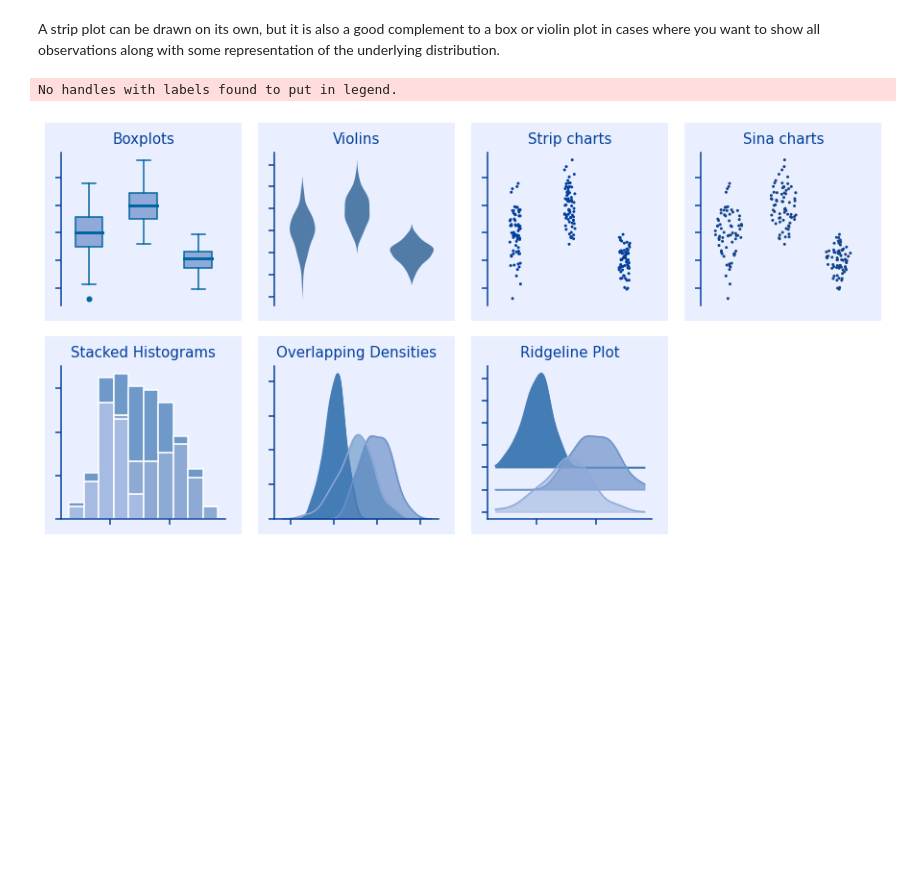
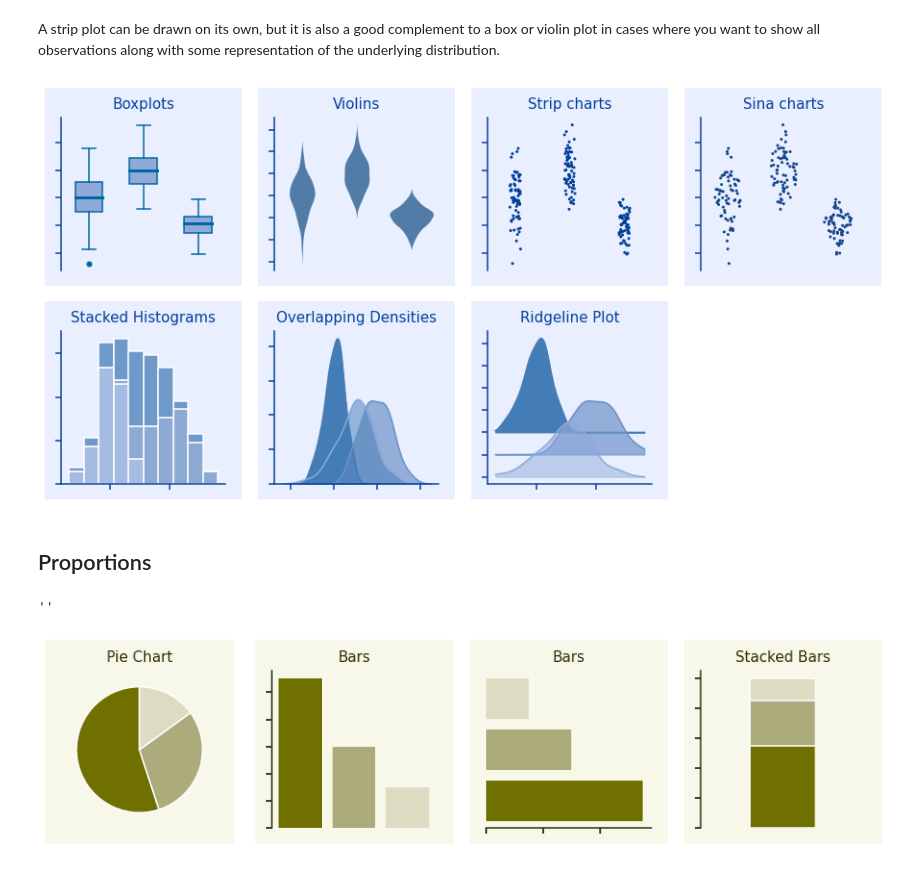
Before and after one commit to hnguyentt/dataviz-python, a Jupyter notebook: 1.From_data_to_viz/05.Directory_of_visualizations.ipynb, the cells around one changed output. Saved outputs shown, nothing was run; the diff lists cells and outputs as text; code cells hidden in the pictures; blank space fills up the shorter version.

```diff
--- a/1.From_data_to_viz/05.Directory_of_visualizations.ipynb
+++ b/1.From_data_to_viz/05.Directory_of_visualizations.ipynb
@@ -298,7 +300,7 @@ sns.histplot(ax=ax, data=df, multiple='stack',
              edgecolor='white',
              linewidth=1.5,
              )
-ax.legend().remove()
+ax.get_legend().remove()
 ax.set_title('Stacked Histograms')
 
 ax = axes.flatten()[5]
@@ -344,5 +346,72 @@ ax.spines['left'].set_visible(False)
 ax.spines['bottom'].set_visible(False)
 ax.set_facecolor('white')
 # %% [output]
-No handles with labels found to put in legend.
 [figure]
+# %% [markdown]
+## Proportions
+# %%
+from re import X
+from turtle import color
+
+from matplotlib import colors
+from colorspace import sequential_hcl
+from src.plots import palplot
+
+# pal_brown_green = sequential_hcl(n=5, h1=86, c1=80, c2=10, l1=18, l2=97, p1=1.5).colors()
+pal_brown_green = ['#707000', '#ABAB7B', '#DCDCC3']
+
+df_props = pd.DataFrame({'group': ['A', 'B', 'C'], 'value': [55, 30, 15]})
+
+bg_color = '#F7F7EA'
+plt.rcParams['axes.facecolor'] = bg_color
+plt.rcParams['axes.titlecolor'] = '#313100'
+plt.rcParams['axes.titlesize'] = 15
+plt.rcParams['axes.linewidth'] = 1.5
+plt.rcParams['xtick.major.width'] = 1.5
+plt.rcParams['xtick.major.size'] = 6
+plt.rcParams['ytick.major.width'] = 1.5
+plt.rcParams['ytick.major.size'] = 6
+
+fig, axes = plt.subplots(1, 4, figsize=(15, 3))
+fig.subplots_adjust(wspace=0.3)
+fig.set_facecolor('white')
+
+ax = axes[0]
+ax.pie(df_props['value'].values, colors=pal_brown_green, labels=df_props['group'].values,
+       labeldistance=None,
+       startangle=90,
+       wedgeprops={'linewidth': 1.5, 'edgecolor': 'white'},
+       )
+ax.set_title('Pie Chart')
+
+ax = axes[1]
+ax.bar(df_props['group'].values, df_props['value'].values, color=pal_brown_green)
+ax.spines['bottom'].set_visible(False)
+ax.tick_params(top=False, bottom=False, left=True, right=False, labelleft=False, labelbottom=False)
+ax.set_title('Bars')
+
+ax = axes[2]
+ax.barh(df_props['group'].values, df_props['value'].values, color=pal_brown_green)
+ax.spines['left'].set_visible(False)
+ax.tick_params(top=False, bottom=True, left=False, right=False, labelleft=False, labelbottom=False)
+ax.set_title('Bars')
+
+ax = axes[3]
+x = 1
+ax.bar(x, df_props['value'].values.sum(), color=pal_brown_green[2], edgecolor='white', linewidth=1.5)
+ax.bar(x, df_props['value'].values[:2].sum(), color=pal_brown_green[1], edgecolor='white', linewidth=1.5)
+ax.bar(x, df_props['value'].values[0], color=pal_brown_green[0], edgecolor='white', linewidth=1.5)
+ax.tick_params(top=False, bottom=False, left=True, right=False, labelleft=False, labelbottom=False)
+ax.set_xlim(0, x+1)
+ax.spines['bottom'].set_visible(False)
+ax.set_title('Stacked Bars')
+
+for ax in axes:
+    rect = Rectangle((-0.1, -0.1), 1.2, 1.3, facecolor=bg_color, edgecolor="None", transform=ax.transAxes, zorder=-1)
+    ax.set_xlabel('')
+    ax.set_ylabel('')
+    fig.patches.append(rect);
+;
+# %% [output]
+''
+[figure, added]
```
Also changed, not shown: parts of 4 cells of this notebook, 2 other files.
